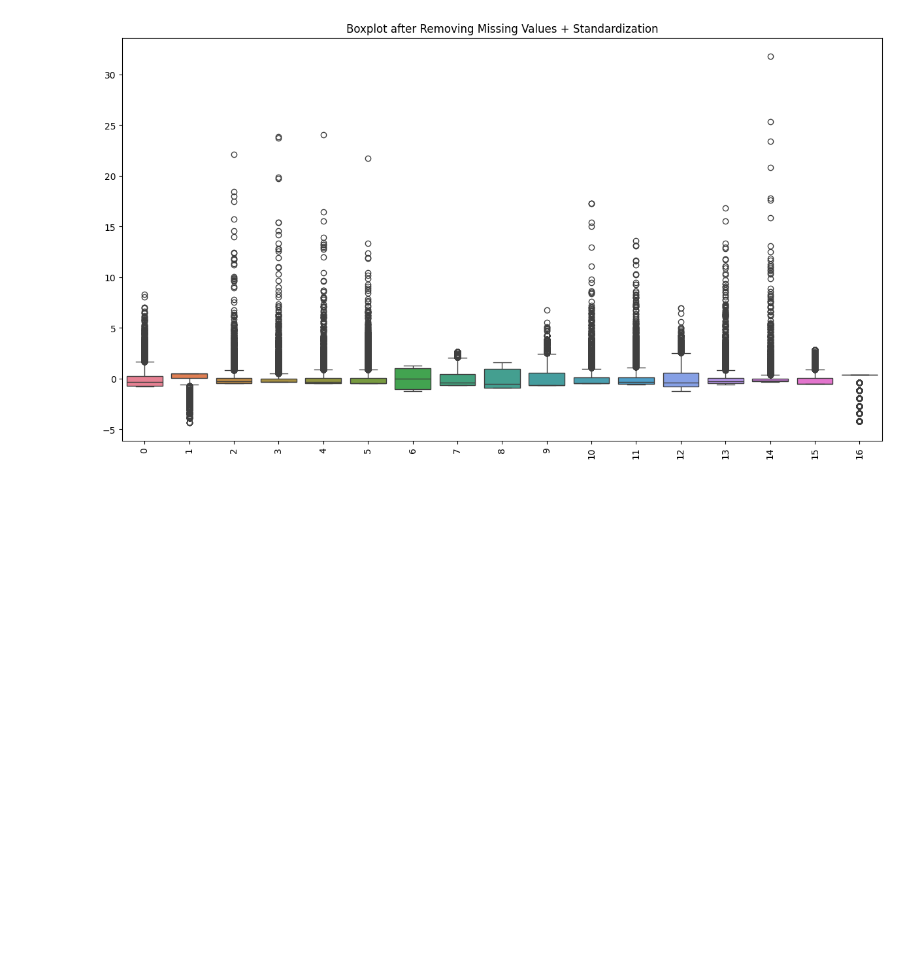
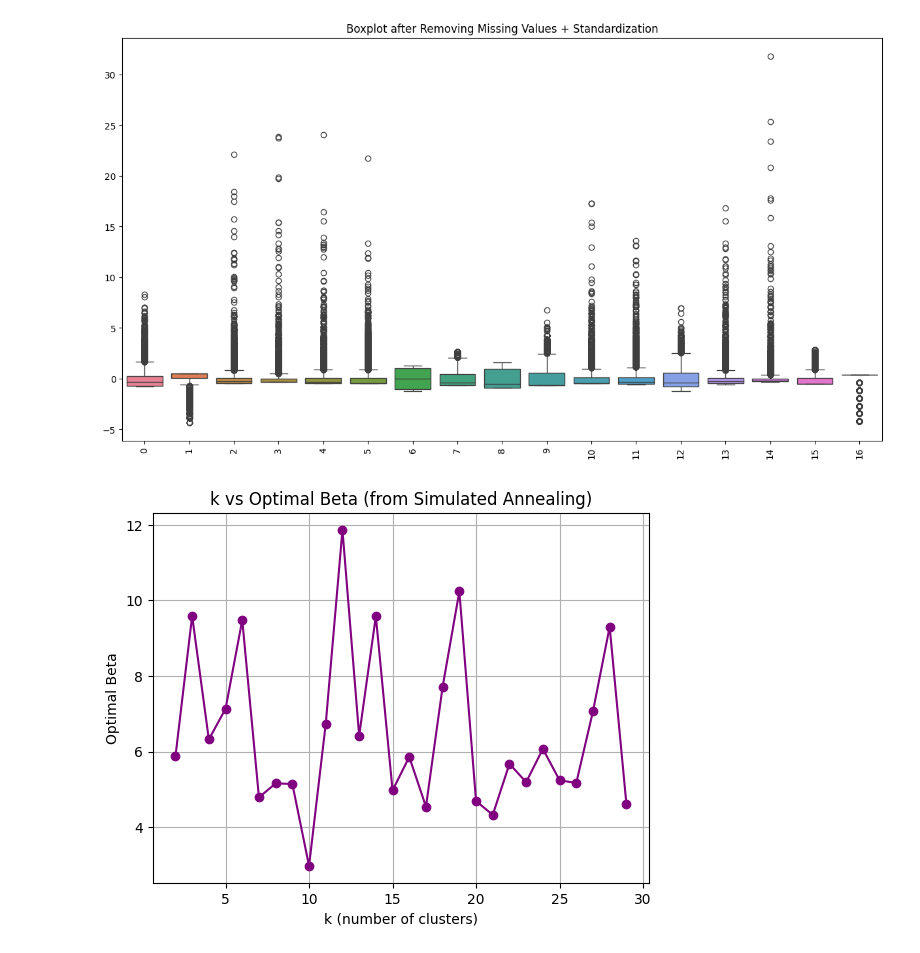
Before and after one commit to Asarynal/kmeans-analysis, a Jupyter notebook: analysis.ipynb, the cells around one changed output. Cells and saved outputs as stored; diff of their text form; code cells hidden in the pictures; blank space fills up the shorter version.

Commit message:
Evaluation Metrics, Visualizations

```diff
--- a/analysis.ipynb
+++ b/analysis.ipynb
@@ -307,6 +307,22 @@ for k in k_values:
     results[k]["best_beta"]=beta_opt
     results[k]["score"]=score
     scores.append(score)
+# %%
+k_list = list(k_values)
+beta_list = [results[k]["best_beta"] for k in k_list]
+
+plt.figure()
+
+plt.plot(k_list, beta_list, marker='o', color='purple')
+
+plt.xlabel("k (number of clusters)")
+plt.ylabel("Optimal Beta")
+plt.title("k vs Optimal Beta (from Simulated Annealing)")
+plt.grid(True)
+
+plt.show()
+# %% [output]
+[figure, added]
 # %%
 plt.figure()
 plt.plot(k_values, scores,color="purple", marker='o', label='Simulated Annealing Optimized Beta')
```
Also changed, not shown: parts of 14 cells of this notebook, 1 other file.
